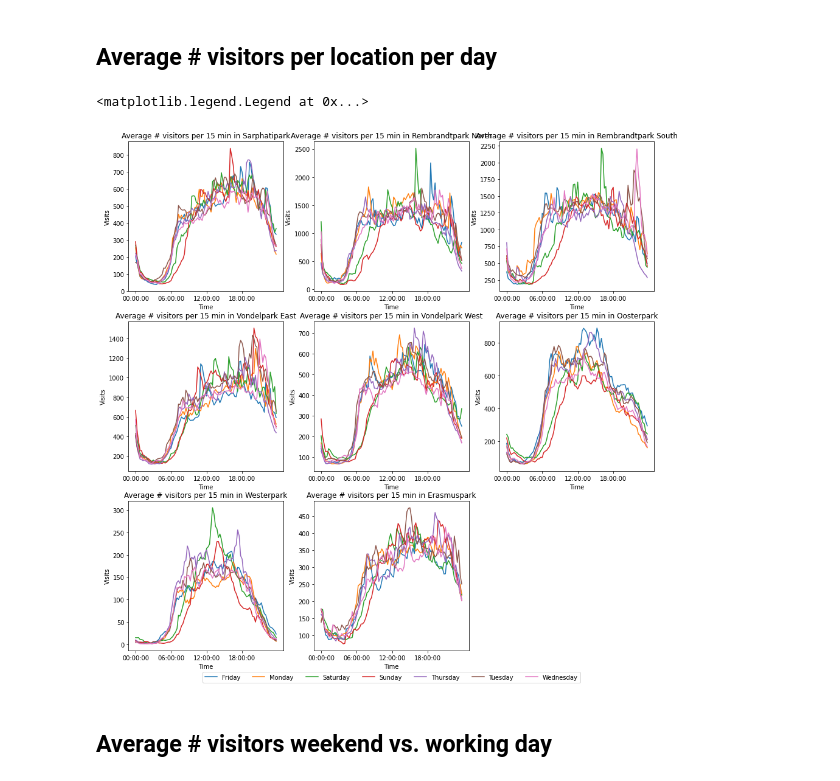
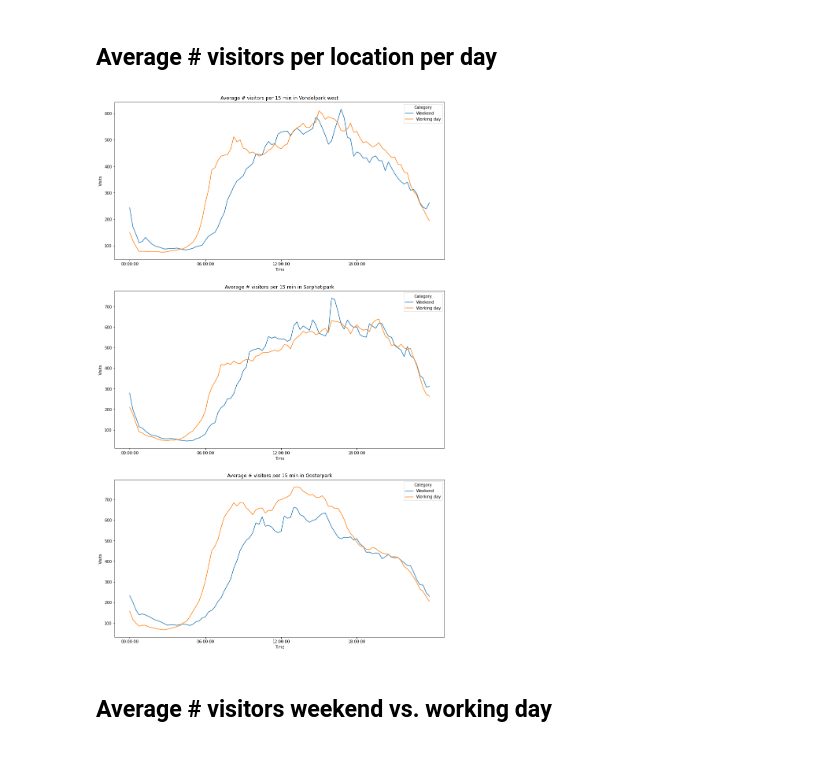
Before and after one commit to lotteph/DSP, a Jupyter notebook: EDA Resono data.ipynb, the cells around one changed output. Saved outputs shown, nothing was run; the diff lists cells and outputs as text; code cells hidden in the pictures.

Commit message:
added some extra EDA Resono

```diff
--- a/EDA Resono data.ipynb
+++ b/EDA Resono data.ipynb
@@ -81,55 +79,24 @@ for location in locations:
 # %%
-f, axes = plt.subplots(3, 3, figsize=(15, 15))
+f, axes = plt.subplots(3, 1, figsize=(15, 25))
 plt.setp(axes, xticks=np.linspace(0,72,4),
          xticklabels=['00:00:00','06:00:00','12:00:00','18:00:00'])
 
-sns.lineplot(x="End_Time", y="Visits", data=resono_sarphatipark, ax=axes[0][0], hue='Weekday', legend=0)
-axes[0][0].set_title("Average # visitors per 15 min in Sarphatipark")
-axes[0][0].set_ylabel("Visits")
-axes[0][0].set_xlabel("Time")
+sns.lineplot(x="End_Time", y="Visits", data=resono_vondelpark_west, ax=axes[0], hue='Category')
+axes[0].set_title("Average # visitors per 15 min in Vondelpark west")
+axes[0].set_ylabel("Visits")
+axes[0].set_xlabel("Time")
 
-sns.lineplot(x="End_Time", y="Visits", data=resono_rembrandtpark_noord, ax=axes[0][1], hue='Weekday', legend=0)
-axes[0][1].set_title("Average # visitors per 15 min in Rembrandtpark North")
-axes[0][1].set_ylabel("Visits")
-axes[0][1].set_xlabel("Time")
+sns.lineplot(x="End_Time", y="Visits", data=resono_sarphatipark, ax=axes[1], hue='Category')
+axes[1].set_title("Average # visitors per 15 min in Sarphatipark")
+axes[1].set_ylabel("Visits")
+axes[1].set_xlabel("Time")
 
-sns.lineplot(x="End_Time", y="Visits", data=resono_rembrandtpark_zuid, ax=axes[0][2], hue='Weekday', legend=0)
-axes[0][2].set_title("Average # visitors per 15 min in Rembrandtpark South")
-axes[0][2].set_ylabel("Visits")
-axes[0][2].set_xlabel("Time")
-
-sns.lineplot(x="End_Time", y="Visits", data=resono_vondelpark_oost, ax=axes[1][0], hue='Weekday', legend=0)
-axes[1][0].set_title("Average # visitors per 15 min in Vondelpark East")
-axes[1][0].set_ylabel("Visits")
-axes[1][0].set_xlabel("Time")
-
-sns.lineplot(x="End_Time", y="Visits", data=resono_vondelpark_west, ax=axes[1][1], hue='Weekday', legend=0)
-axes[1][1].set_title("Average # visitors per 15 min in Vondelpark West")
-axes[1][1].set_ylabel("Visits")
-axes[1][1].set_xlabel("Time")
-
-sns.lineplot(x="End_Time", y="Visits", data=resono_oosterpark, ax=axes[1][2], hue='Weekday', legend=0)
-axes[1][2].set_title("Average # visitors per 15 min in Oosterpark")
-axes[1][2].set_ylabel("Visits")
-axes[1][2].set_xlabel("Time")
-
-sns.lineplot(x="End_Time", y="Visits", data=resono_westergasfabriek, ax=axes[2][0], hue='Weekday', legend=0)
-axes[2][0].set_title("Average # visitors per 15 min in Westerpark")
-axes[2][0].set_ylabel("Visits")
-axes[2][0].set_xlabel("Time")
-
-sns.lineplot(x="End_Time", y="Visits", data=resono_erasmuspark, ax=axes[2][1], hue='Weekday')
-axes[2][1].set_title("Average # visitors per 15 min in Erasmuspark")
-axes[2][1].set_ylabel("Visits")
-axes[2][1].set_xlabel("Time")
-
-axes[2,2].set_axis_off()
-
-f.subplots_adjust(top=0.9, left=0.1, right=0.9)  # create some space below the plots by increasing the bottom-value
-axes.flatten()[-2].legend(loc='upper center', bbox_to_anchor=(0.5, -0.12), ncol=7)
+sns.lineplot(x="End_Time", y="Visits", data=resono_oosterpark, ax=axes[2], hue='Category')
+axes[2].set_title("Average # visitors per 15 min in Oosterpark")
+axes[2].set_ylabel("Visits")
+axes[2].set_xlabel("Time");
 # %% [output]
-<matplotlib.legend.Legend at 0x...>
-[figure, old version]
+[figure, new version]
 # %% [markdown]
 ## Average # visitors weekend vs. working day
 # %%
```
Also changed, not shown: parts of 12 cells of this notebook.
